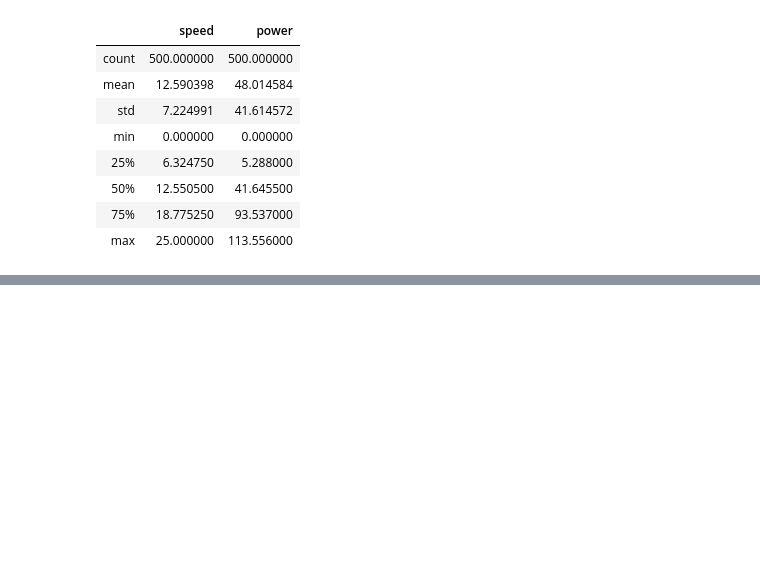
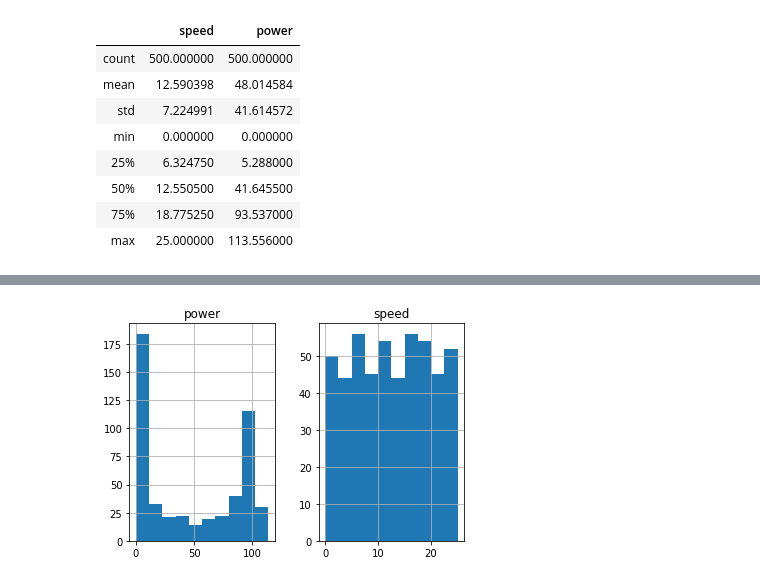
Before and after one commit to Willie2511/Data_Analysis_Project, a Jupyter notebook: Data_Project.ipynb, the cells around one changed output, grey strips where cells are left out. Saved outputs shown, nothing was run; the diff lists cells and outputs as text; code cells hidden in the pictures; blank space fills up the shorter version.

```diff
--- a/Data_Project.ipynb
+++ b/Data_Project.ipynb
@@ -38,0 +47,4 @@ model = LinearRegression()
+# %%
+df.hist();
+# %% [output]
+[figure, added]
```
Also changed, not shown: parts of 16 cells of this notebook.
